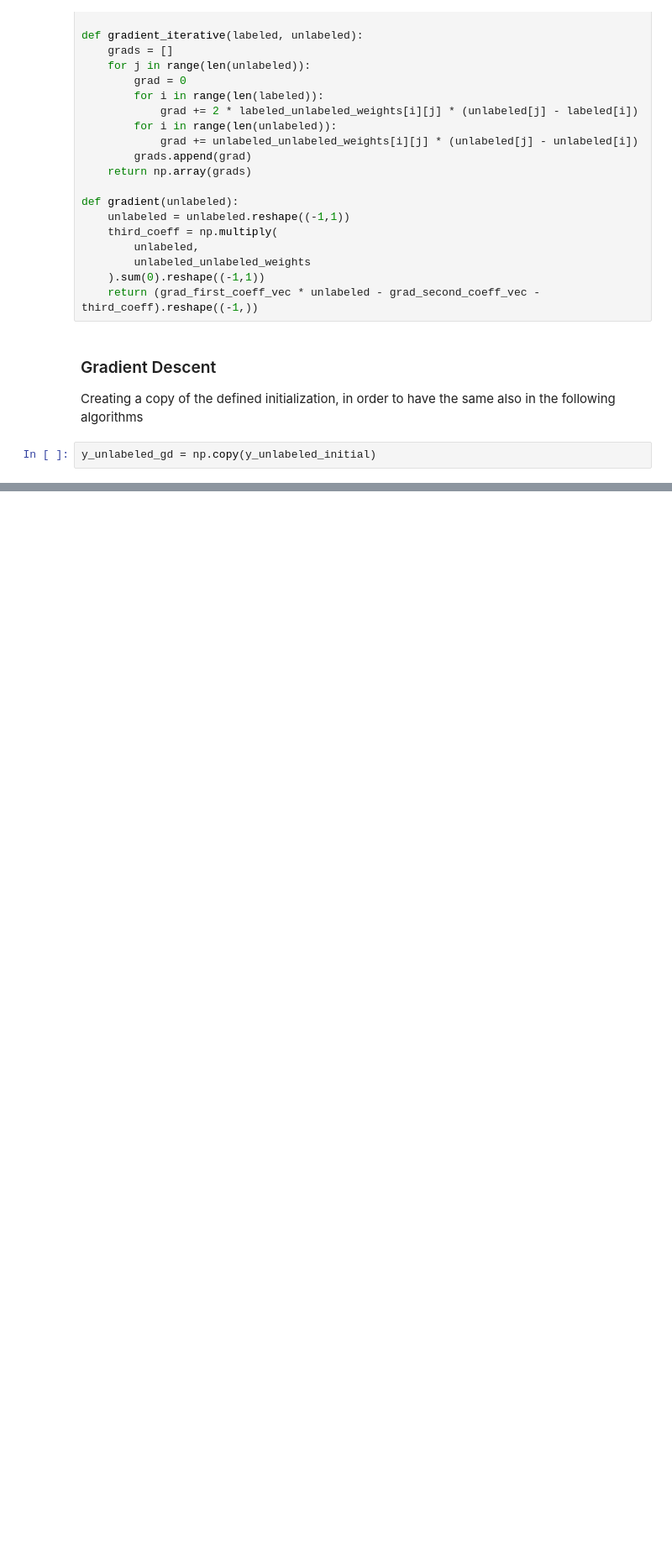
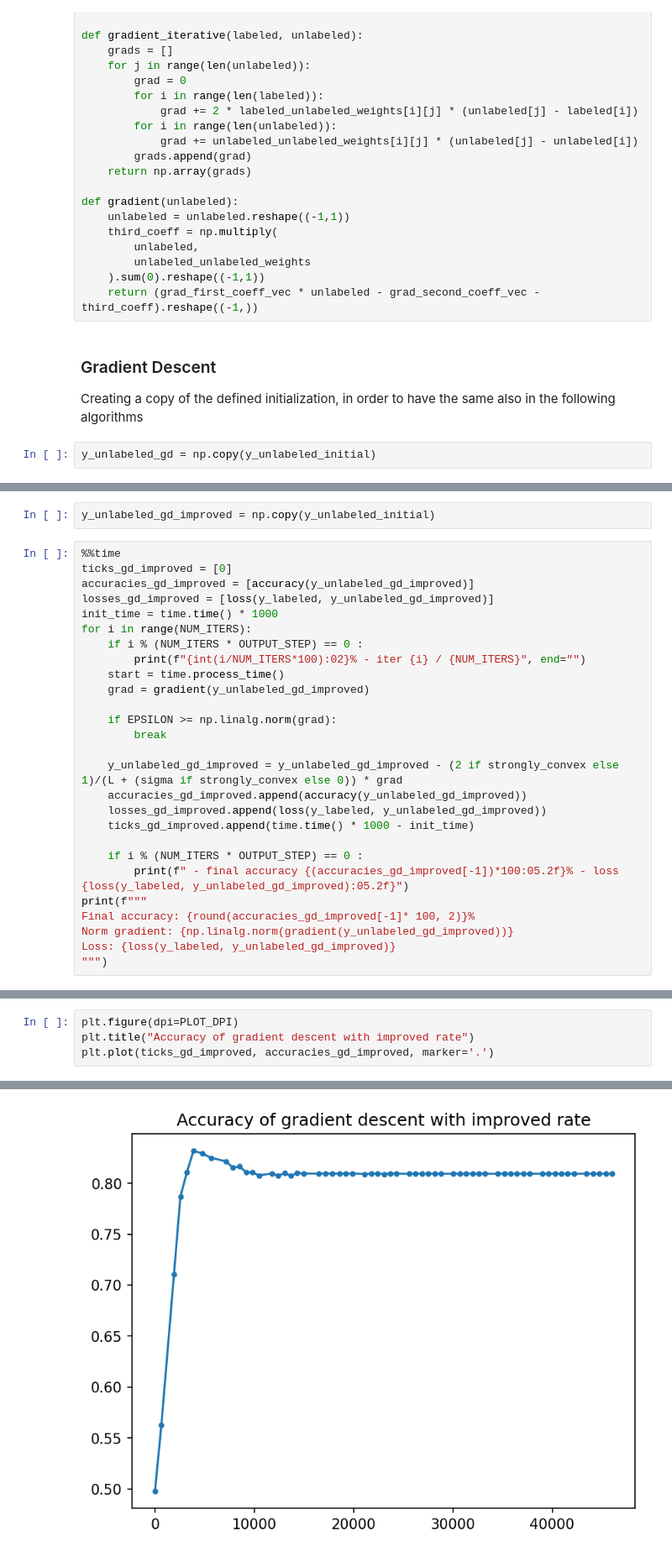
Before and after one commit to RobEngin/Optimization-Gradient-Descent, a Jupyter notebook: Blobs.ipynb, the cells around one changed output, grey strips where cells are left out. Shown at 84% size. Cells and saved outputs as stored; diff of their text form; blank space fills up the shorter version.

Commit message:
Improved Rate added

```diff
--- a/Blobs.ipynb
+++ b/Blobs.ipynb
@@ -375,0 +394,29 @@ Wall time: 5min 42s
+# %%
+y_unlabeled_gd_improved = np.copy(y_unlabeled_initial)
+# %%
+%%time
+ticks_gd_improved = [0]
+accuracies_gd_improved = [accuracy(y_unlabeled_gd_improved)]
+losses_gd_improved = [loss(y_labeled, y_unlabeled_gd_improved)]
+init_time = time.time() * 1000
+for i in range(NUM_ITERS):
+    if i % (NUM_ITERS * OUTPUT_STEP) == 0 :
+        print(f"{int(i/NUM_ITERS*100):02}% - iter {i} / {NUM_ITERS}", end="")
+    start = time.process_time()
+    grad = gradient(y_unlabeled_gd_improved)
+
+    if EPSILON >= np.linalg.norm(grad):
+        break
+
+    y_unlabeled_gd_improved = y_unlabeled_gd_improved - (2 if strongly_convex else 1)/(L + (sigma if strongly_convex else 0)) * grad
+    accuracies_gd_improved.append(accuracy(y_unlabeled_gd_improved))
+    losses_gd_improved.append(loss(y_labeled, y_unlabeled_gd_improved))
+    ticks_gd_improved.append(time.time() * 1000 - init_time)
+
+    if i % (NUM_ITERS * OUTPUT_STEP) == 0 :
+        print(f" - final accuracy {(accuracies_gd_improved[-1])*100:05.2f}% - loss {loss(y_labeled, y_unlabeled_gd_improved):05.2f}")
+print(f"""
+Final accuracy: {round(accuracies_gd_improved[-1]* 100, 2)}%
+Norm gradient: {np.linalg.norm(gradient(y_unlabeled_gd_improved))}
+Loss: {loss(y_labeled, y_unlabeled_gd_improved)}
+""")
@@ -375,0 +441,5 @@ Wall time: 5min 42s
+# %%
+plt.figure(dpi=PLOT_DPI)
+plt.title("Accuracy of gradient descent with improved rate")
+plt.plot(ticks_gd_improved, accuracies_gd_improved, marker='.')
+# %% [output]
@@ -375,0 +447 @@ Wall time: 5min 42s
+[figure, added]
```
Also changed, not shown: parts of 11 cells of this notebook.
